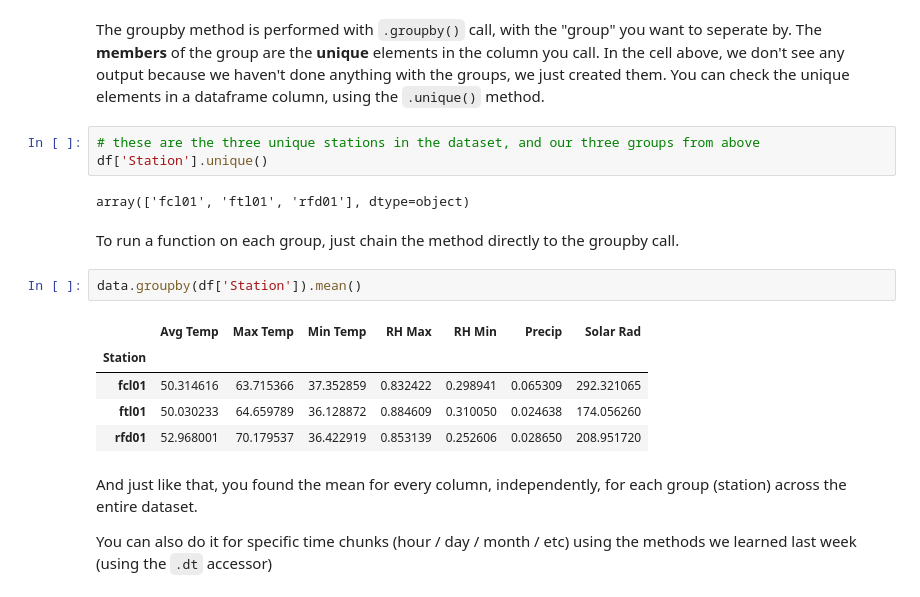
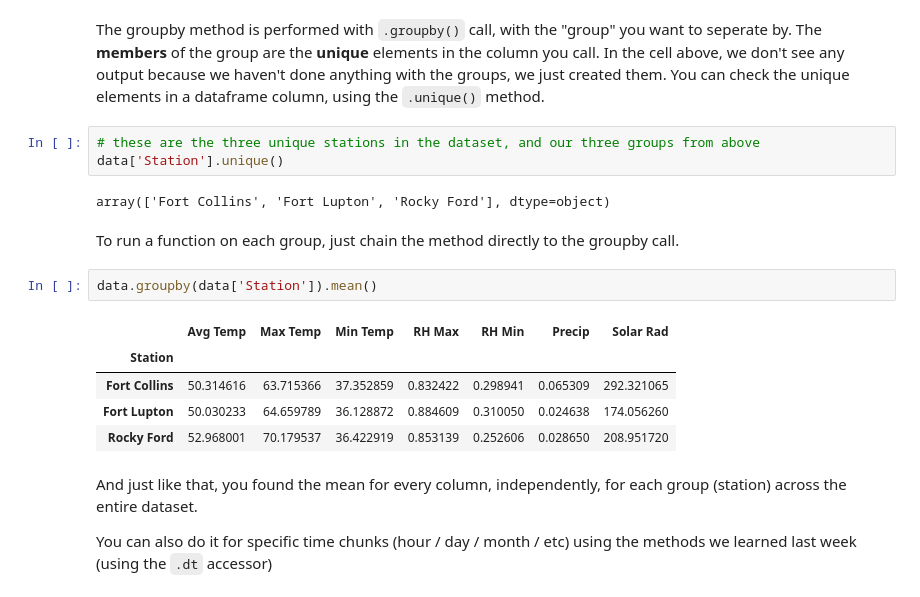
Before and after one commit to charlie-becker/MTR2040, a Jupyter notebook: MTR2040_lab_5.ipynb, the cells around one changed output. Drawn from its saved outputs; the diff is of its cells as text.

```diff
--- a/MTR2040_lab_5.ipynb
+++ b/MTR2040_lab_5.ipynb
@@ -156,19 +156,19 @@ data.groupby(df['Station'])
 The groupby method is performed with `.groupby()` call, with the "group" you want to seperate by. The **members** of the group are the **unique** elements in the column you call. In the cell above, we don't see any output because we haven't done anything with the groups, we just created them. You can check the unique elements in a dataframe column, using the `.unique()` method.
 # %%
 # these are the three unique stations in the dataset, and our three groups from above
-df['Station'].unique()
+data['Station'].unique()
 # %% [output]
-array(['fcl01', 'ftl01', 'rfd01'], dtype=object)
+array(['Fort Collins', 'Fort Lupton', 'Rocky Ford'], dtype=object)
 # %% [markdown]
 To run a function on each group, just chain the method directly to the groupby call.
 # %%
-data.groupby(df['Station']).mean()
+data.groupby(data['Station']).mean()
 # %% [output]
 |  | Avg Temp | Max Temp | Min Temp | RH Max | RH Min | Precip | Solar Rad |
 | Station |  |  |  |  |  |  |  |
-| fcl01 | 50.314616 | 63.715366 | 37.352859 | 0.832422 | 0.298941 | 0.065309 | 292.321065 |
-| ftl01 | 50.030233 | 64.659789 | 36.128872 | 0.884609 | 0.310050 | 0.024638 | 174.056260 |
-| rfd01 | 52.968001 | 70.179537 | 36.422919 | 0.853139 | 0.252606 | 0.028650 | 208.951720 |
+| Fort Collins | 50.314616 | 63.715366 | 37.352859 | 0.832422 | 0.298941 | 0.065309 | 292.321065 |
+| Fort Lupton | 50.030233 | 64.659789 | 36.128872 | 0.884609 | 0.310050 | 0.024638 | 174.056260 |
+| Rocky Ford | 52.968001 | 70.179537 | 36.422919 | 0.853139 | 0.252606 | 0.028650 | 208.951720 |
 # %% [markdown]
 And just like that, you found the mean for every column, independently, for each group (station) across the entire dataset.
 
```
Also changed, not shown: parts of 1 cell of this notebook.
